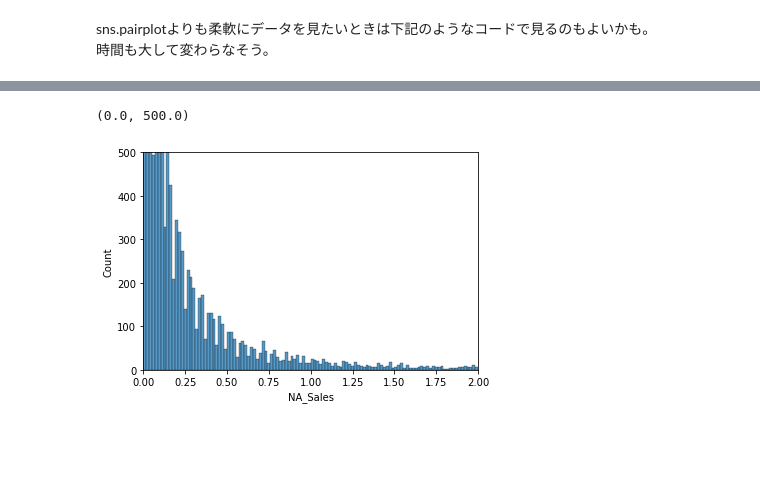
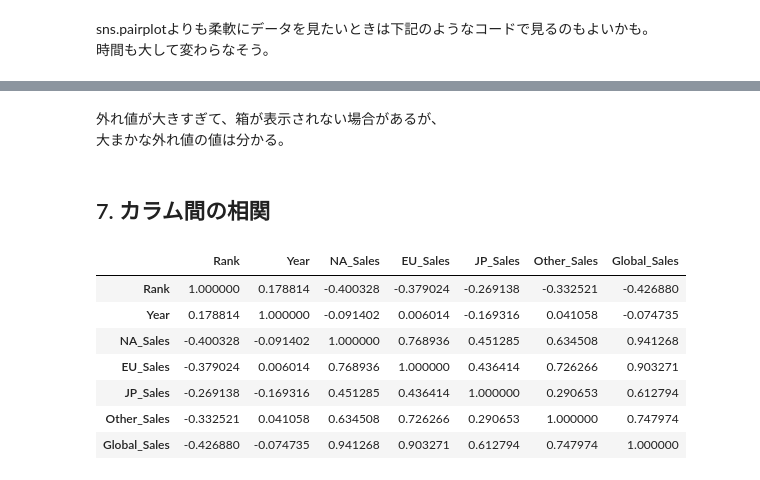
Before and after one commit to Mr-Garlic-Shrimp/TIL, a Jupyter notebook: Machine_Learning/ML_notebook-15(EDA).ipynb, the cells around one changed output, grey strips where cells are left out. Drawn from its saved outputs; the diff is of its cells as text; code cells hidden in the pictures; blank space fills up the shorter version.

```diff
--- a/Machine_Learning/ML_notebook-15(EDA).ipynb
+++ b/Machine_Learning/ML_notebook-15(EDA).ipynb
@@ -204,7 +269,18 @@ a = df.filter(
-# %%
-sns.histplot(x=a)
-plt.xlim(0, 2.0)
-plt.ylim(0, 500)
-# %% [output]
-(0.0, 500.0)
-[figure, removed]
+# %% [markdown]
+外れ値が大きすぎて、箱が表示されない場合があるが、
+大まかな外れ値の値は分かる。
+# %% [markdown]
+## 7. カラム間の相関
+# %%
+# 量的変数の相関係数算出。nullを落としておく必要あり。pandas DFに変換しておいた方がヒートマップは見やすい。
+df_corr = df[num_feat].drop_nulls().to_pandas().corr()
+df_corr
+# %% [output]
+|  | Rank | Year | NA_Sales | EU_Sales | JP_Sales | Other_Sales | Global_Sales |
+| Rank | 1.000000 | 0.178814 | -0.400328 | -0.379024 | -0.269138 | -0.332521 | -0.426880 |
+| Year | 0.178814 | 1.000000 | -0.091402 | 0.006014 | -0.169316 | 0.041058 | -0.074735 |
+| NA_Sales | -0.400328 | -0.091402 | 1.000000 | 0.768936 | 0.451285 | 0.634508 | 0.941268 |
+| EU_Sales | -0.379024 | 0.006014 | 0.768936 | 1.000000 | 0.436414 | 0.726266 | 0.903271 |
+| JP_Sales | -0.269138 | -0.169316 | 0.451285 | 0.436414 | 1.000000 | 0.290653 | 0.612794 |
+| Other_Sales | -0.332521 | 0.041058 | 0.634508 | 0.726266 | 0.290653 | 1.000000 | 0.747974 |
+| Global_Sales | -0.426880 | -0.074735 | 0.941268 | 0.903271 | 0.612794 | 0.747974 | 1.000000 |
```
Also changed, not shown: parts of 16 cells of this notebook.
